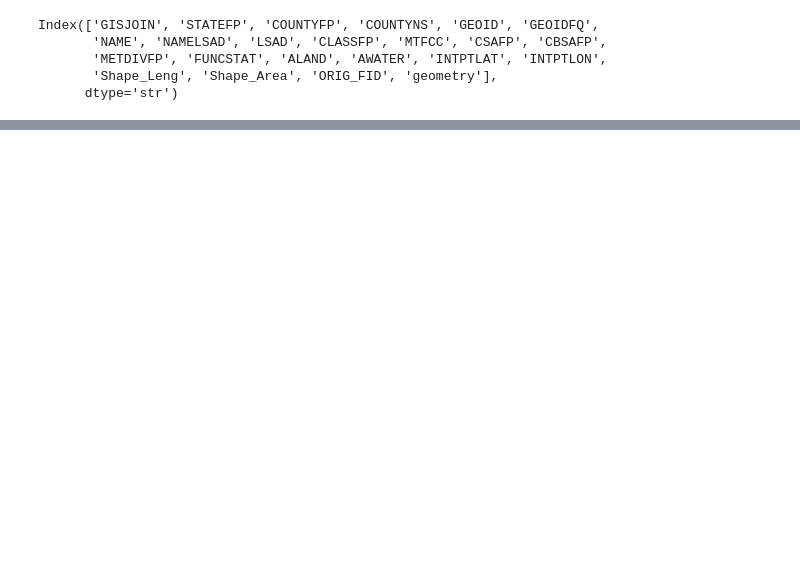
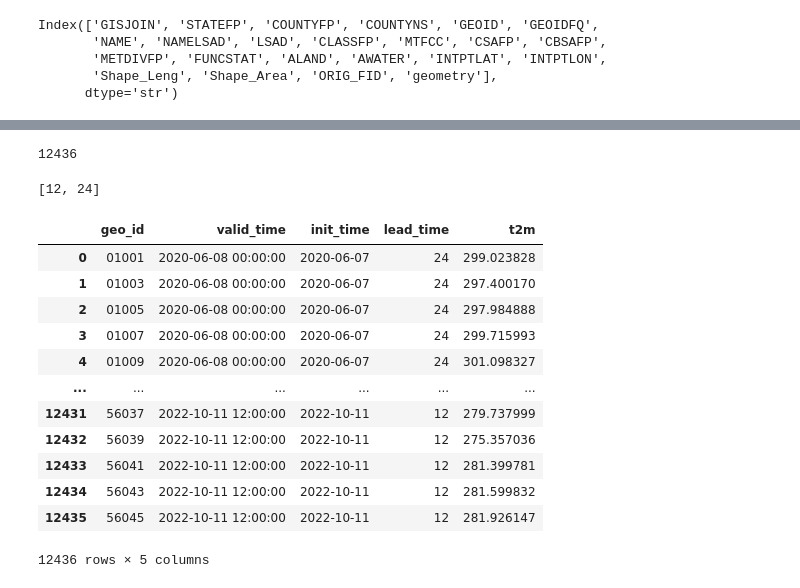
Before and after one commit to deancalhoun/nwp-census-eval, a Jupyter notebook: notebooks/test.ipynb, the cells around one changed output, grey strips where cells are left out. Saved outputs shown, nothing was run; the diff lists cells and outputs as text; code cells hidden in the pictures; blank space fills up the shorter version.

```diff
--- a/notebooks/test.ipynb
+++ b/notebooks/test.ipynb
@@ -85,0 +55,24 @@ ds_fc = ds_agg[['GEOID', 'valid_time', 'init_time', 'lead', 't2m']]
+# %%
+len(df_fc)
+# %% [output]
+12436
+# %%
+fc_agg.lead_times
+# %% [output]
+[12, 24]
+# %%
+df_fc
+# %% [output]
+|  | geo_id | valid_time | init_time | lead_time | t2m |
+| 0 | 01001 | 2020-06-08 00:00:00 | 2020-06-07 | 24 | 299.023828 |
+| 1 | 01003 | 2020-06-08 00:00:00 | 2020-06-07 | 24 | 297.400170 |
+| 2 | 01005 | 2020-06-08 00:00:00 | 2020-06-07 | 24 | 297.984888 |
+| 3 | 01007 | 2020-06-08 00:00:00 | 2020-06-07 | 24 | 299.715993 |
+| 4 | 01009 | 2020-06-08 00:00:00 | 2020-06-07 | 24 | 301.098327 |
+| ... | ... | ... | ... | ... | ... |
+| 12431 | 56037 | 2022-10-11 12:00:00 | 2022-10-11 | 12 | 279.737999 |
+| 12432 | 56039 | 2022-10-11 12:00:00 | 2022-10-11 | 12 | 275.357036 |
+| 12433 | 56041 | 2022-10-11 12:00:00 | 2022-10-11 | 12 | 281.399781 |
+| 12434 | 56043 | 2022-10-11 12:00:00 | 2022-10-11 | 12 | 281.599832 |
+| 12435 | 56045 | 2022-10-11 12:00:00 | 2022-10-11 | 12 | 281.926147 |
+12436 rows × 5 columns
```
Also changed, not shown: parts of 21 cells of this notebook, 1 other file.
